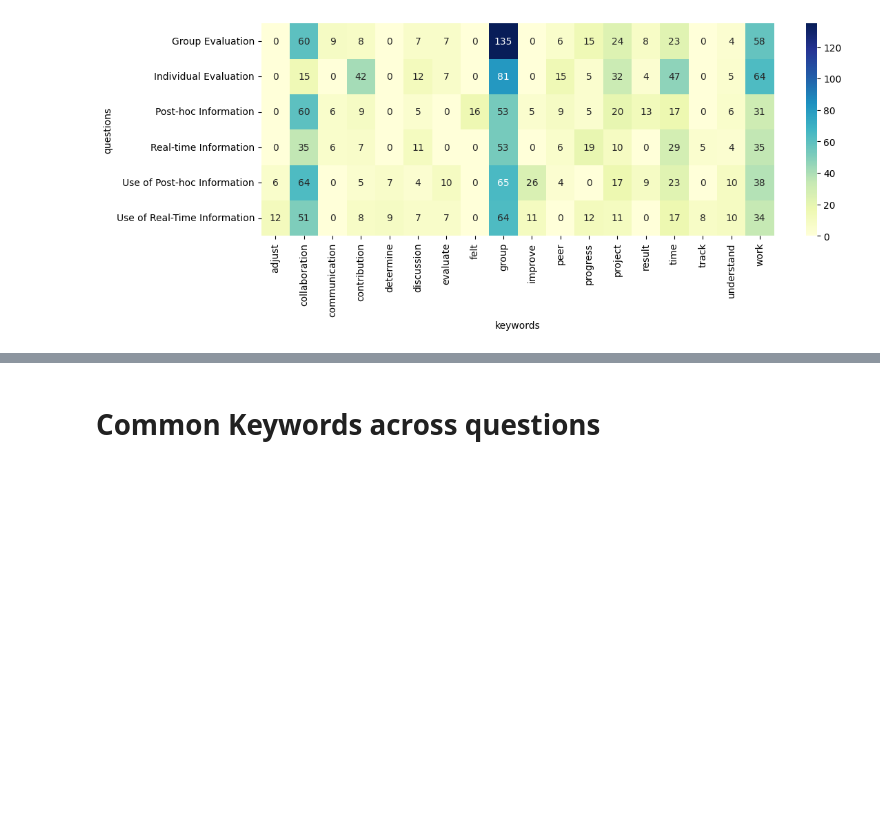
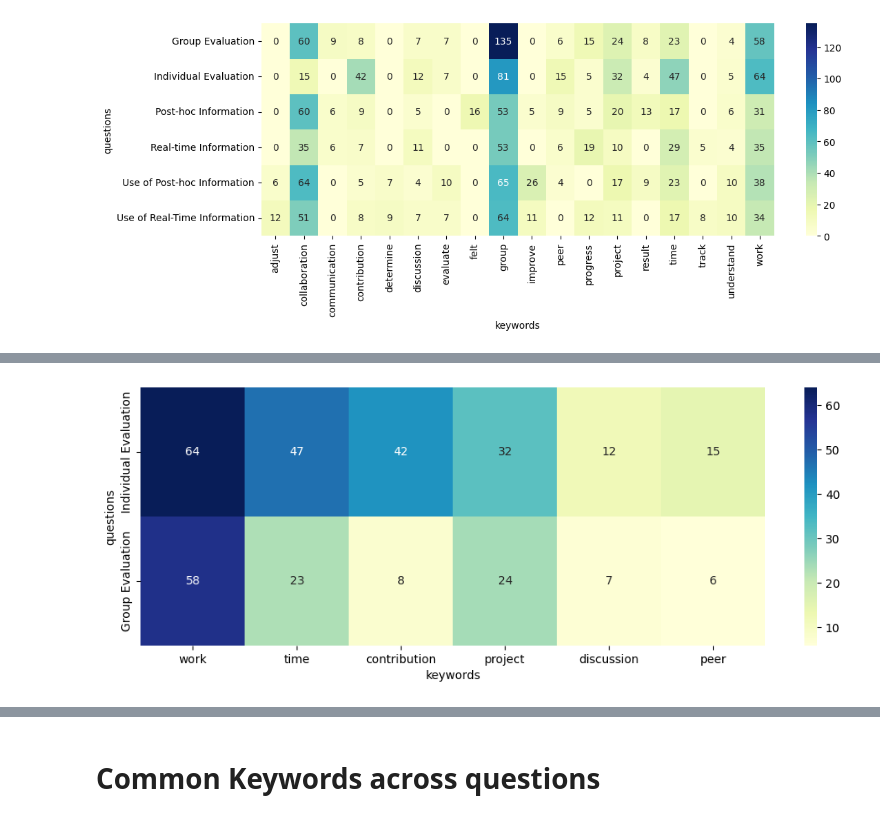
Before and after one commit to tiilt-lab/Blinc-collab-notebooks, a Jupyter notebook: Blinc_leverage_collaboration_To.ipynb, the cells around one changed output, grey strips where cells are left out. Cells and saved outputs as stored; diff of their text form; code cells hidden in the pictures; blank space fills up the shorter version.

```diff
--- a/Blinc_leverage_collaboration_To.ipynb
+++ b/Blinc_leverage_collaboration_To.ipynb
@@ -1181,0 +1186,8 @@ generate_correlation(data,['questions','keywords'],(12,4),['Individual Evaluatio
+# %%
+data = most_freq_words_across_questionsV2([[fd_51,'Individual Evaluation'],[fd_52,'Group Evaluation']],
+                                        [['contribution','discussion','peer','project','time','work'],
+                                         ['contribution','discussion','peer','project','time','work']])
+df2 = create_data_frame(data,['questions','keywords'])
+generate_correlation(data,['questions','keywords'],(12,4),['Individual Evaluation','Group Evaluation'], ['work','time','contribution','project','discussion','peer'])
+# %% [output]
+[figure, added]
```
Also changed, not shown: parts of 8 cells of this notebook.
